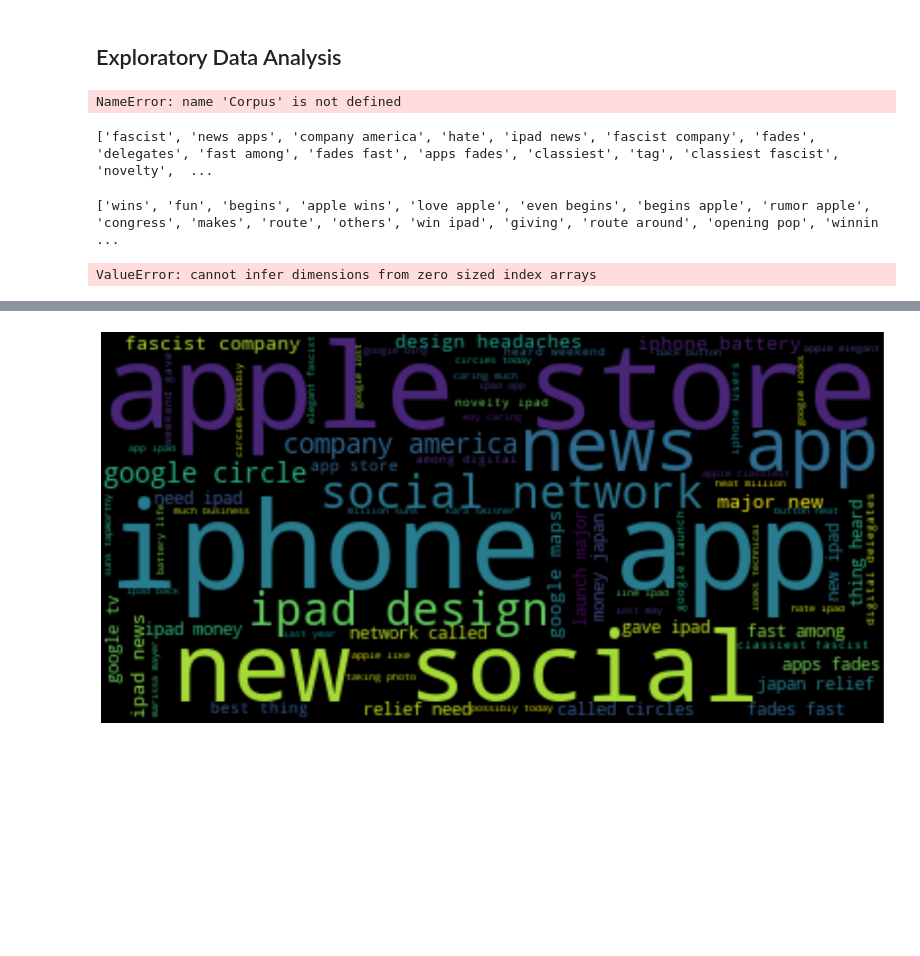
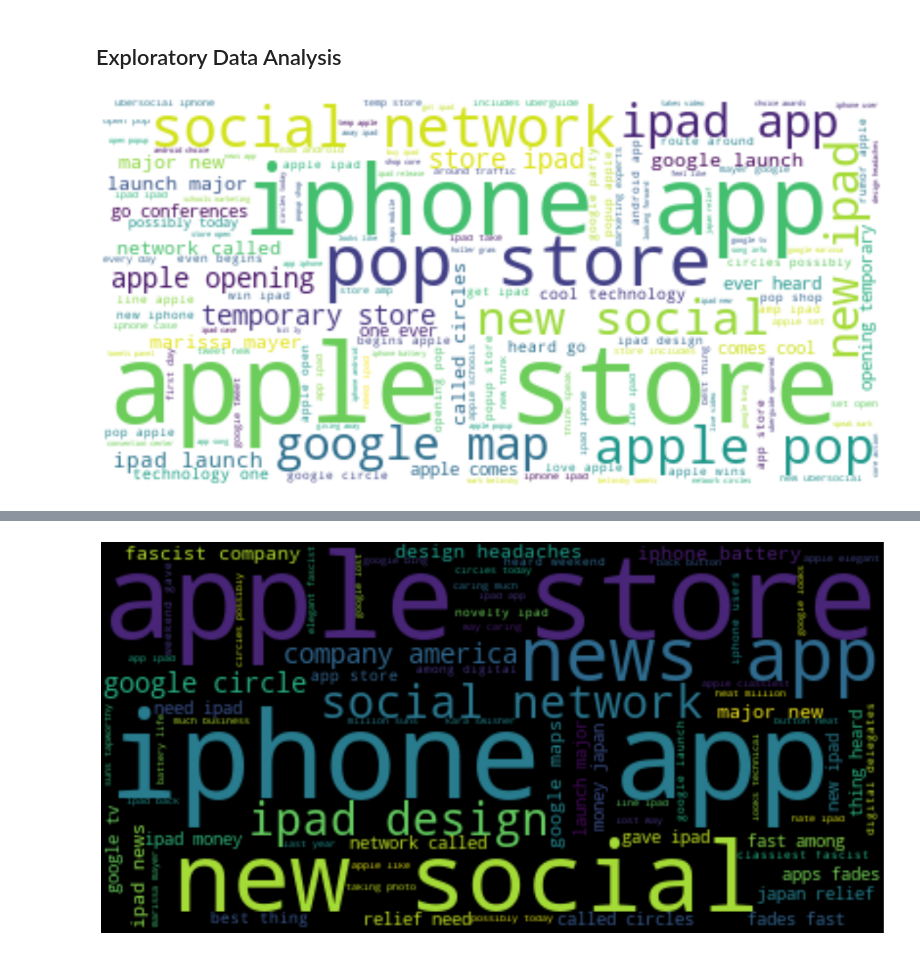
Before and after one commit to jdsmithwes/NLP-Project-master, a Jupyter notebook: NLP Notebook.ipynb, the cells around one changed output, grey strips where cells are left out. Drawn from its saved outputs; the diff is of its cells as text; code cells hidden in the pictures; blank space fills up the shorter version.

```diff
--- a/NLP Notebook.ipynb
+++ b/NLP Notebook.ipynb
@@ -181,21 +187,21 @@ most_used_words.reset_index(drop=True,inplace=True)
 ## Exploratory Data Analysis
 # %%
 #Wordcloud of popular words
-text = " ".join(tweet for tweet in Corpus)
+text = " ".join(tweet for tweet in corpus)
 plt.figure(figsize=(35,10))
 # Create stopword list:
 stopwords = stopword_list
 
 # Generate a word cloud image
 wordcloud = WordCloud(background_color="white").generate(text)
 
 # Display the generated image:
 # the matplotlib way:
 plt.imshow(wordcloud, interpolation='bilinear')
 plt.axis("off")
 plt.show()
 # %% [output]
-NameError: name 'Corpus' is not defined
+[figure, added]
 # %%
 all_neg_words_df = data.loc[data['Sentiment'] == 'Negative']
 all_pos_words_df = data.loc[data['Sentiment'] == 'Positive']
@@ -219,26 +224,3 @@ corpus = st.CorpusFromPandas(data,category_col= 'Brand', text_col='tweet_text',n
                                        #width_in_pixels=1000,
                                        #sort_by_dist=False,
                                        #metadata=data['tweet_text'])
-# %%
-#Common Negative Words
-term_freq_neg_df = corpus.get_term_freq_df()
-term_freq_neg_df['Negative Emotion'] = corpus.get_scaled_f_scores('Negative emotion')
-print(list(term_freq_neg_df.sort_values(by='Negative Emotion', ascending=False).index[:20]))
-# %% [output]
-['fascist', 'news apps', 'company america', 'hate', 'ipad news', 'fascist company', 'fades', 'delegates', 'fast among', 'fades fast', 'apps fades', 'classiest', 'tag', 'classiest fascist', 'novelty',  ...
-# %%
-#Common Positive Words
-term_freq_pos_df = corpus.get_term_freq_df()
-term_freq_pos_df['Positive Emotion'] = corpus.get_scaled_f_scores('Positive emotion')
-print(list(term_freq_df.sort_values(by='Positive Emotion', ascending=False).index[:20]))
-# %% [output]
-['wins', 'fun', 'begins', 'apple wins', 'love apple', 'even begins', 'begins apple', 'rumor apple', 'congress', 'makes', 'route', 'others', 'win ipad', 'giving', 'route around', 'opening pop', 'winnin ...
-# %%
-#Apple Words
-
-#Positive Words
-term_freq_apple_pos_df = positive.get_term_freq_df()
-term_freq_apple_pos_df['Apple'] = corpus_pos.get_scaled_f_scores('Apple')
-print(list(term_freq_apple_df.sort_values(by='Apple', ascending=False).index[:20]))
-# %% [output]
-ValueError: cannot infer dimensions from zero sized index arrays
```
Also changed, not shown: parts of 9 cells of this notebook.
